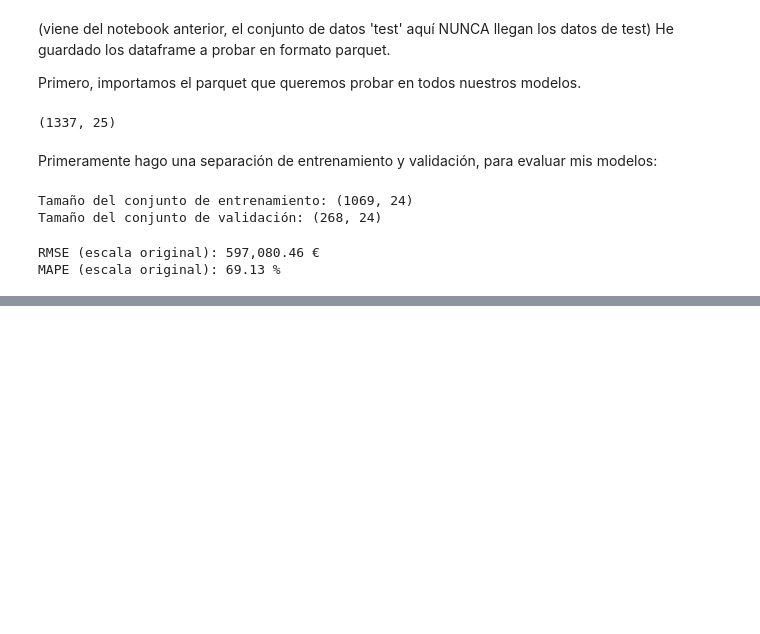
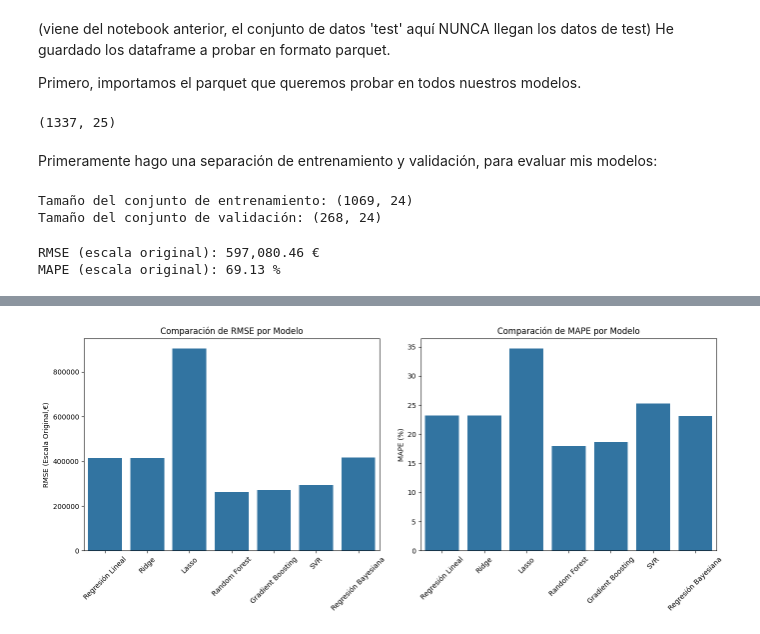
Before and after one commit to angelgvill/DS_ML_Machine_Learning_viviendaMadrid, a Jupyter notebook: notebooks/03_Modelos_ML.ipynb, the cells around one changed output, grey strips where cells are left out. Drawn from its saved outputs; the diff is of its cells as text; code cells hidden in the pictures; blank space fills up the shorter version.

```diff
--- a/notebooks/03_Modelos_ML.ipynb
+++ b/notebooks/03_Modelos_ML.ipynb
@@ -85,0 +91,91 @@ MAPE (escala original): 69.13 %
+# %%
+# BASELINE modelos de regresión
+def evaluar_modelos(X_train, X_val, y_train, y_val, grafico_error=True):
+    """
+    Evalúa múltiples modelos de regresión y devuelve métricas de error (RMSE y MAPE) en la escala original.
+
+    Parámetros:
+        - X_train, X_val: Variables predictoras para entrenamiento y validación
+        - y_train, y_val: Variables objetivo en la escala logarítmica
+        - grafico_error (bool): Si es True, muestra los gráficos de comparación
+
+    Retorna:
+        - resultados (dict): Diccionario con las métricas de cada modelo
+    """
+
+    # Definir modelos
+    modelos = {
+        'Regresión Lineal': LinearRegression(),
+        'Ridge': Ridge(),
+        'Lasso': Lasso(),
+        'Random Forest': RandomForestRegressor(random_state=42),
+        'Gradient Boosting': GradientBoostingRegressor(random_state=42),
+        'SVR': SVR(),
+        'Regresión Bayesiana': BayesianRidge()
+    }
+
+    resultados = {}
+
+    for nombre, modelo in modelos.items():
+        # Validación cruzada (CV) en la escala logarítmica
+        mse_cv = -cross_val_score(modelo, X_train, y_train, cv=5, scoring='neg_mean_squared_error')
+        rmse_cv = np.sqrt(mse_cv)
+
+        # Entrenamiento del modelo
+        modelo.fit(X_train, y_train)
+
+        # Predicciones en la escala logarítmica
+        y_pred_log = modelo.predict(X_val)
+
+        # Transformar a la escala original
+        y_val_original = np.expm1(y_val)
+        y_pred_original = np.expm1(y_pred_log)
+
+        # Evaluación en la escala original
+        rmse = np.sqrt(mean_squared_error(y_val_original, y_pred_original))
+        mape = mean_absolute_percentage_error(y_val_original, y_pred_original) * 100
+
+        # Guardar resultados
+        resultados[nombre] = {
+            'RMSE CV': rmse_cv.mean(),
+            'RMSE Val': rmse,
+            'MAPE Val': mape,
+            'Modelo': modelo
+        }
+
+        # Imprimir métricas
+        print(f"\nModelo: {nombre}")
+        print(f"RMSE CV: {rmse_cv.mean():,.2f}")
+        print(f"RMSE val (original): {rmse:,.2f} €")
+        print(f"MAPE val (original): {mape:.2f} %")
+
+    # Si grafico_error es True, mostramos las comparaciones gráficas
+    if grafico_error:
+        nombres_modelos = list(resultados.keys())
+        rmse_valores = [resultados[m]['RMSE Val'] for m in nombres_modelos]
+        mape_valores = [resultados[m]['MAPE Val'] for m in nombres_modelos]
+
+        plt.figure(figsize=(14, 6))
+
+        # Gráfico RMSE
+        plt.subplot(1, 2, 1)
+        sns.barplot(x=nombres_modelos, y=rmse_valores)
+        plt.title('Comparación de RMSE por Modelo')
+        plt.xticks(rotation=45)
+        plt.ylabel('RMSE (Escala Original,€)')
+
+        # Gráfico MAPE
+        plt.subplot(1, 2, 2)
+        sns.barplot(x=nombres_modelos, y=mape_valores)
+        plt.title('Comparación de MAPE por Modelo')
+        plt.xticks(rotation=45)
+        plt.ylabel('MAPE (%)')
+
+        plt.tight_layout()
+        plt.show()
+
+    return resultados
+
+# Uso de la función
+resultados_modelos = evaluar_modelos(X_train, X_val, y_train, y_val, grafico_error=True)
+# %% [output]
@@ -85,0 +199 @@ MAPE (escala original): 69.13 %
+[figure, added]
```
Also changed, not shown: parts of 3 cells of this notebook.
